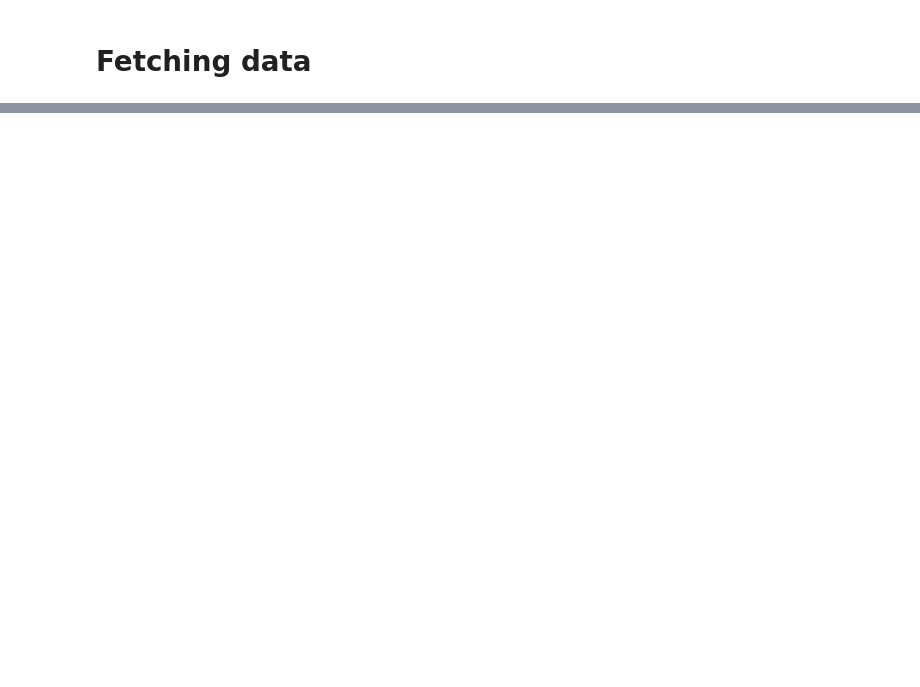
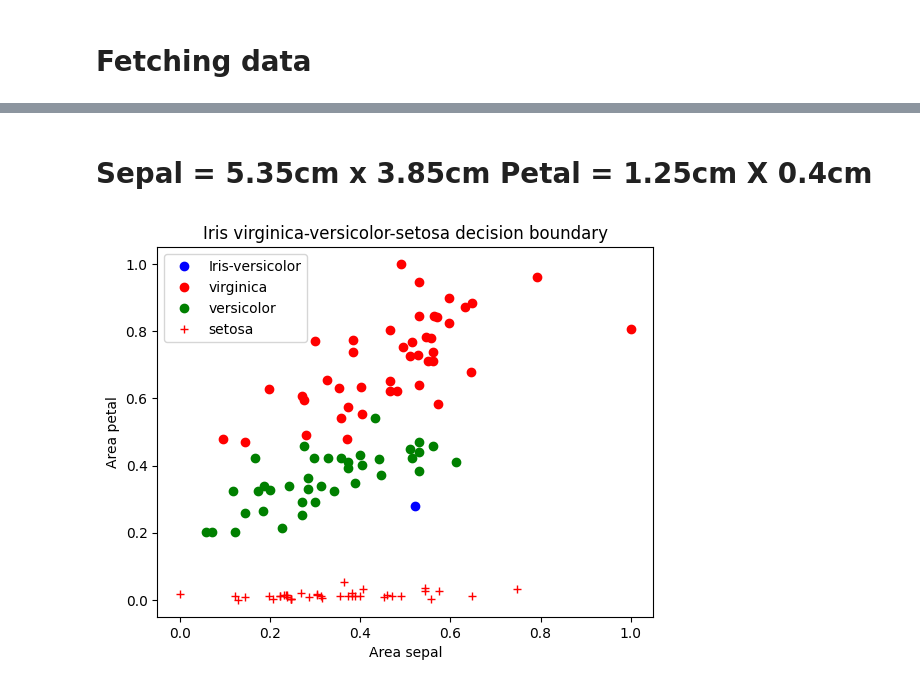
Before and after one commit to zdrobix/csubb, a Jupyter notebook: Semestru 4/IA/lab/lab6/problem3_tool.ipynb, the cells around one changed output, grey strips where cells are left out. Cells and saved outputs as stored; diff of their text form; code cells hidden in the pictures; blank space fills up the shorter version.

```diff
--- a/Semestru 4/IA/lab/lab6/problem3_tool.ipynb
+++ b/Semestru 4/IA/lab/lab6/problem3_tool.ipynb
@@ -27,0 +216,30 @@ print(iris.variables)
+# %% [markdown]
+# Sepal = 5.35cm x 3.85cm Petal = 1.25cm X 0.4cm
+# %%
+new_x_test = [[5.35 * 3.85, 11.25 * 0.4]]
+area_sepal_min_max, area_petal_min_max = min_max_list[0], min_max_list[1]
+
+normalised_new_x_test = [[(x[0] - area_sepal_min_max[0])/ (area_sepal_min_max[1] - area_sepal_min_max[0]),
+                          (x[1] - area_petal_min_max[0]) / (area_petal_min_max[1] - area_petal_min_max[0])] for x in new_x_test ]
+
+new_y_test = model.predict(normalised_new_x_test)
+
+plt.plot(normalised_new_x_test[0][0], normalised_new_x_test[0][1], 'bo', label=new_y_test)
+plt.legend()
+
+plot(title='Iris virginica-versicolor-setosa decision boundary',
+    x1=[area_sepal_train[i] for i in range(len(y_train)) if y_train[i] == 'Iris-virginica'],
+    y1=[area_petal_train[i] for i in range(len(y_train)) if y_train[i] == 'Iris-virginica'],
+    label1='virginica',
+    x2=[area_sepal_train[i] for i in range(len(y_train)) if y_train[i] == 'Iris-versicolor'],
+    y2=[area_petal_train[i] for i in range(len(y_train)) if y_train[i] == 'Iris-versicolor'],
+    label2='versicolor',
+    title1='Area sepal',
+    title2='Area petal',
+    x3=[area_sepal_train[i] for i in range(len(y_train)) if y_train[i] == 'Iris-setosa'],
+    y3=[area_petal_train[i] for i in range(len(y_train)) if y_train[i] == 'Iris-setosa'],
+    label3 = 'setosa',
+    mode1='ro',
+    mode2='go')
+# %% [output]
+[figure, added]
```
Also changed, not shown: parts of 14 cells of this notebook, 2 other files.
